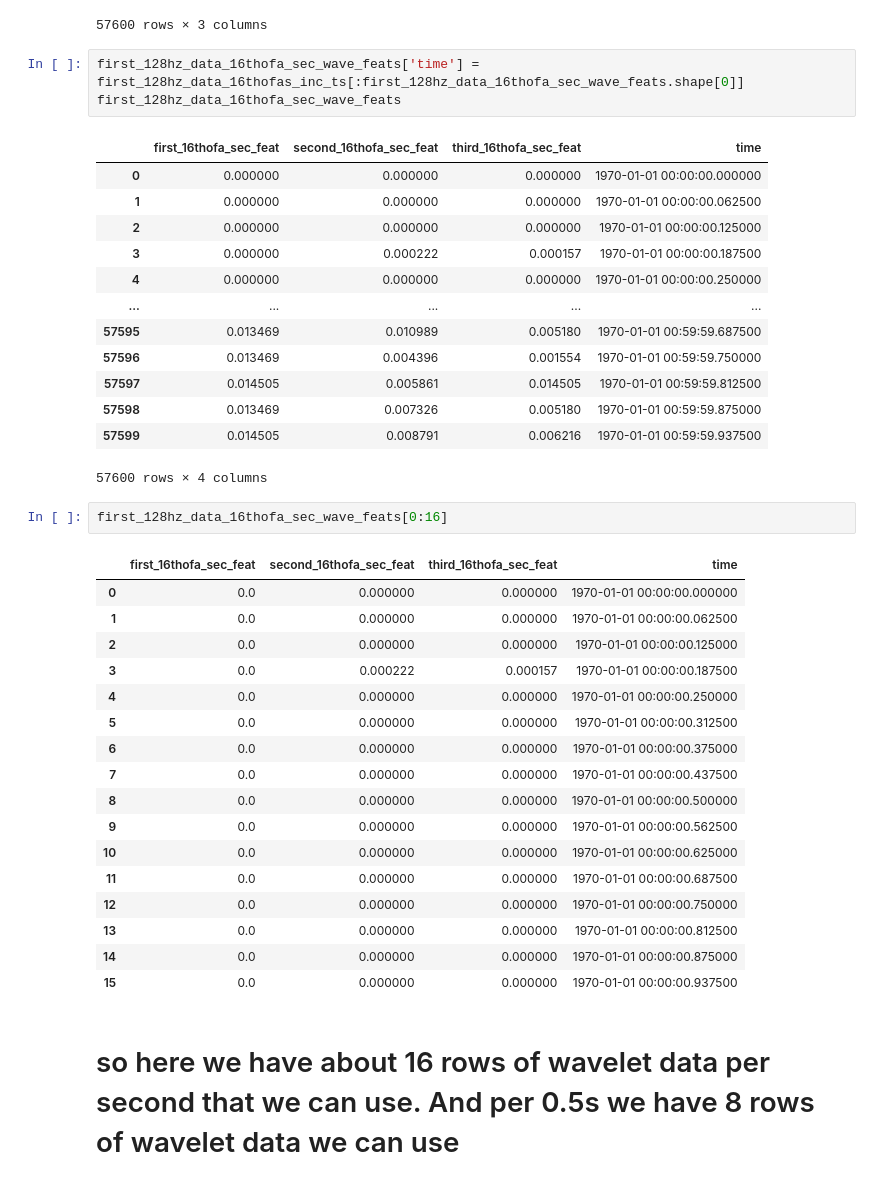
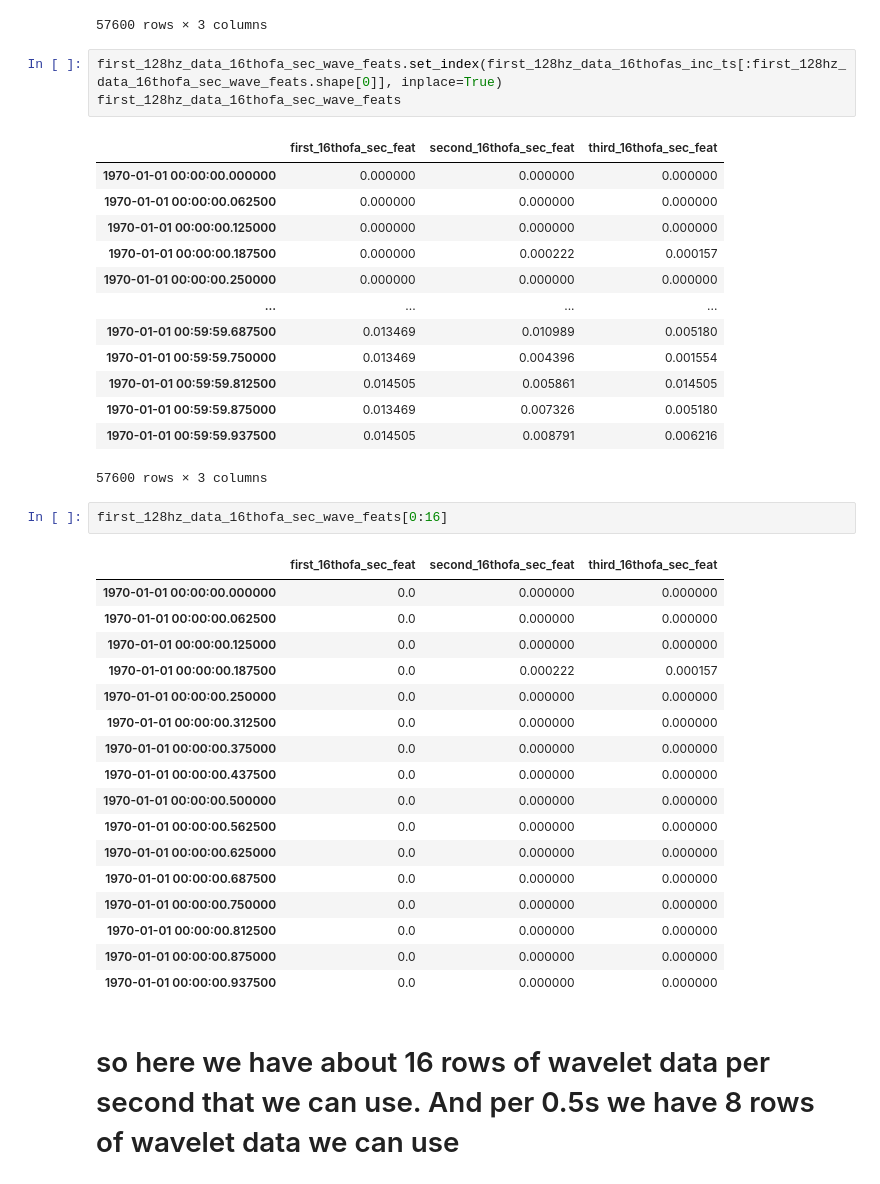
Before and after one commit to 08Aristodemus24/thesis-writing-1, a Jupyter notebook: eda-signal-classifier/experiementation.ipynb, the cells around one changed output. Saved outputs shown, nothing was run; the diff lists cells and outputs as text.

```diff
--- a/eda-signal-classifier/experiementation.ipynb
+++ b/eda-signal-classifier/experiementation.ipynb
@@ -2311,42 +2311,42 @@ first_128hz_data_16thofa_sec_wave_feats
 | 57599 | 0.014505 | 0.008791 | 0.006216 |
 57600 rows × 3 columns
 # %%
-first_128hz_data_16thofa_sec_wave_feats['time'] = first_128hz_data_16thofas_inc_ts[:first_128hz_data_16thofa_sec_wave_feats.shape[0]]
+first_128hz_data_16thofa_sec_wave_feats.set_index(first_128hz_data_16thofas_inc_ts[:first_128hz_data_16thofa_sec_wave_feats.shape[0]], inplace=True)
 first_128hz_data_16thofa_sec_wave_feats
 # %% [output]
-|  | first_16thofa_sec_feat | second_16thofa_sec_feat | third_16thofa_sec_feat | time |
-| 0 | 0.000000 | 0.000000 | 0.000000 | 1970-01-01 00:00:00.000000 |
-| 1 | 0.000000 | 0.000000 | 0.000000 | 1970-01-01 00:00:00.062500 |
-| 2 | 0.000000 | 0.000000 | 0.000000 | 1970-01-01 00:00:00.125000 |
-| 3 | 0.000000 | 0.000222 | 0.000157 | 1970-01-01 00:00:00.187500 |
-| 4 | 0.000000 | 0.000000 | 0.000000 | 1970-01-01 00:00:00.250000 |
-| ... | ... | ... | ... | ... |
-| 57595 | 0.013469 | 0.010989 | 0.005180 | 1970-01-01 00:59:59.687500 |
-| 57596 | 0.013469 | 0.004396 | 0.001554 | 1970-01-01 00:59:59.750000 |
-| 57597 | 0.014505 | 0.005861 | 0.014505 | 1970-01-01 00:59:59.812500 |
-| 57598 | 0.013469 | 0.007326 | 0.005180 | 1970-01-01 00:59:59.875000 |
-| 57599 | 0.014505 | 0.008791 | 0.006216 | 1970-01-01 00:59:59.937500 |
+|  | first_16thofa_sec_feat | second_16thofa_sec_feat | third_16thofa_sec_feat |
+| 1970-01-01 00:00:00.000000 | 0.000000 | 0.000000 | 0.000000 |
+| 1970-01-01 00:00:00.062500 | 0.000000 | 0.000000 | 0.000000 |
+| 1970-01-01 00:00:00.125000 | 0.000000 | 0.000000 | 0.000000 |
+| 1970-01-01 00:00:00.187500 | 0.000000 | 0.000222 | 0.000157 |
+| 1970-01-01 00:00:00.250000 | 0.000000 | 0.000000 | 0.000000 |
+| ... | ... | ... | ... |
+| 1970-01-01 00:59:59.687500 | 0.013469 | 0.010989 | 0.005180 |
+| 1970-01-01 00:59:59.750000 | 0.013469 | 0.004396 | 0.001554 |
+| 1970-01-01 00:59:59.812500 | 0.014505 | 0.005861 | 0.014505 |
+| 1970-01-01 00:59:59.875000 | 0.013469 | 0.007326 | 0.005180 |
+| 1970-01-01 00:59:59.937500 | 0.014505 | 0.008791 | 0.006216 |
-57600 rows × 4 columns
+57600 rows × 3 columns
 # %%
 first_128hz_data_16thofa_sec_wave_feats[0:16]
 # %% [output]
-|  | first_16thofa_sec_feat | second_16thofa_sec_feat | third_16thofa_sec_feat | time |
-| 0 | 0.0 | 0.000000 | 0.000000 | 1970-01-01 00:00:00.000000 |
-| 1 | 0.0 | 0.000000 | 0.000000 | 1970-01-01 00:00:00.062500 |
-| 2 | 0.0 | 0.000000 | 0.000000 | 1970-01-01 00:00:00.125000 |
-| 3 | 0.0 | 0.000222 | 0.000157 | 1970-01-01 00:00:00.187500 |
-| 4 | 0.0 | 0.000000 | 0.000000 | 1970-01-01 00:00:00.250000 |
-| 5 | 0.0 | 0.000000 | 0.000000 | 1970-01-01 00:00:00.312500 |
-| 6 | 0.0 | 0.000000 | 0.000000 | 1970-01-01 00:00:00.375000 |
-| 7 | 0.0 | 0.000000 | 0.000000 | 1970-01-01 00:00:00.437500 |
-| 8 | 0.0 | 0.000000 | 0.000000 | 1970-01-01 00:00:00.500000 |
-| 9 | 0.0 | 0.000000 | 0.000000 | 1970-01-01 00:00:00.562500 |
-| 10 | 0.0 | 0.000000 | 0.000000 | 1970-01-01 00:00:00.625000 |
-| 11 | 0.0 | 0.000000 | 0.000000 | 1970-01-01 00:00:00.687500 |
-| 12 | 0.0 | 0.000000 | 0.000000 | 1970-01-01 00:00:00.750000 |
-| 13 | 0.0 | 0.000000 | 0.000000 | 1970-01-01 00:00:00.812500 |
-| 14 | 0.0 | 0.000000 | 0.000000 | 1970-01-01 00:00:00.875000 |
-| 15 | 0.0 | 0.000000 | 0.000000 | 1970-01-01 00:00:00.937500 |
+|  | first_16thofa_sec_feat | second_16thofa_sec_feat | third_16thofa_sec_feat |
+| 1970-01-01 00:00:00.000000 | 0.0 | 0.000000 | 0.000000 |
+| 1970-01-01 00:00:00.062500 | 0.0 | 0.000000 | 0.000000 |
+| 1970-01-01 00:00:00.125000 | 0.0 | 0.000000 | 0.000000 |
+| 1970-01-01 00:00:00.187500 | 0.0 | 0.000222 | 0.000157 |
+| 1970-01-01 00:00:00.250000 | 0.0 | 0.000000 | 0.000000 |
+| 1970-01-01 00:00:00.312500 | 0.0 | 0.000000 | 0.000000 |
+| 1970-01-01 00:00:00.375000 | 0.0 | 0.000000 | 0.000000 |
+| 1970-01-01 00:00:00.437500 | 0.0 | 0.000000 | 0.000000 |
+| 1970-01-01 00:00:00.500000 | 0.0 | 0.000000 | 0.000000 |
+| 1970-01-01 00:00:00.562500 | 0.0 | 0.000000 | 0.000000 |
+| 1970-01-01 00:00:00.625000 | 0.0 | 0.000000 | 0.000000 |
+| 1970-01-01 00:00:00.687500 | 0.0 | 0.000000 | 0.000000 |
+| 1970-01-01 00:00:00.750000 | 0.0 | 0.000000 | 0.000000 |
+| 1970-01-01 00:00:00.812500 | 0.0 | 0.000000 | 0.000000 |
+| 1970-01-01 00:00:00.875000 | 0.0 | 0.000000 | 0.000000 |
+| 1970-01-01 00:00:00.937500 | 0.0 | 0.000000 | 0.000000 |
 # %% [markdown]
 # so here we have about 16 rows of wavelet data per second that we can use. And per 0.5s we have 8 rows of wavelet data we can use
 # %%
```
Also changed, not shown: parts of 34 cells of this notebook, 1 other file.
